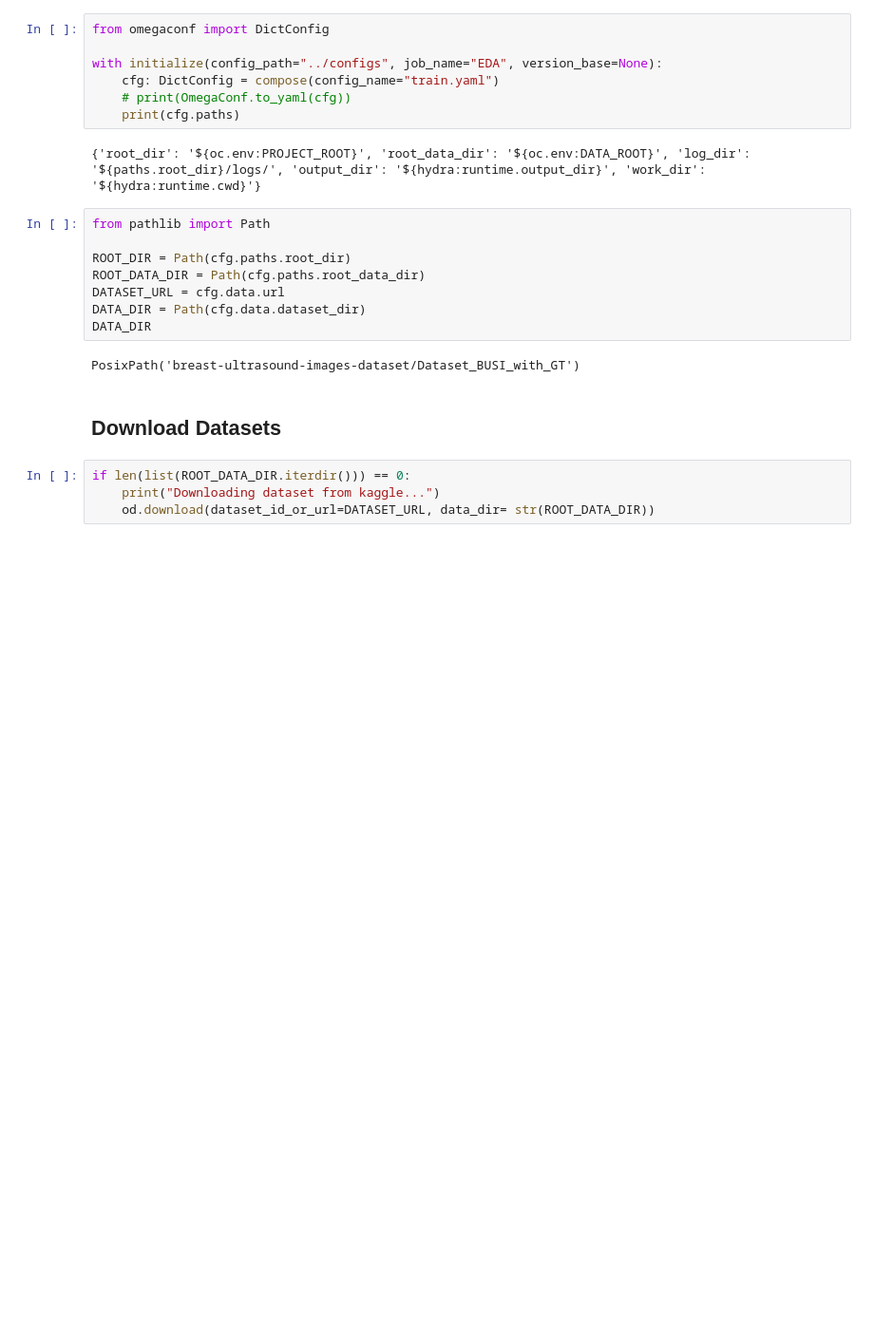
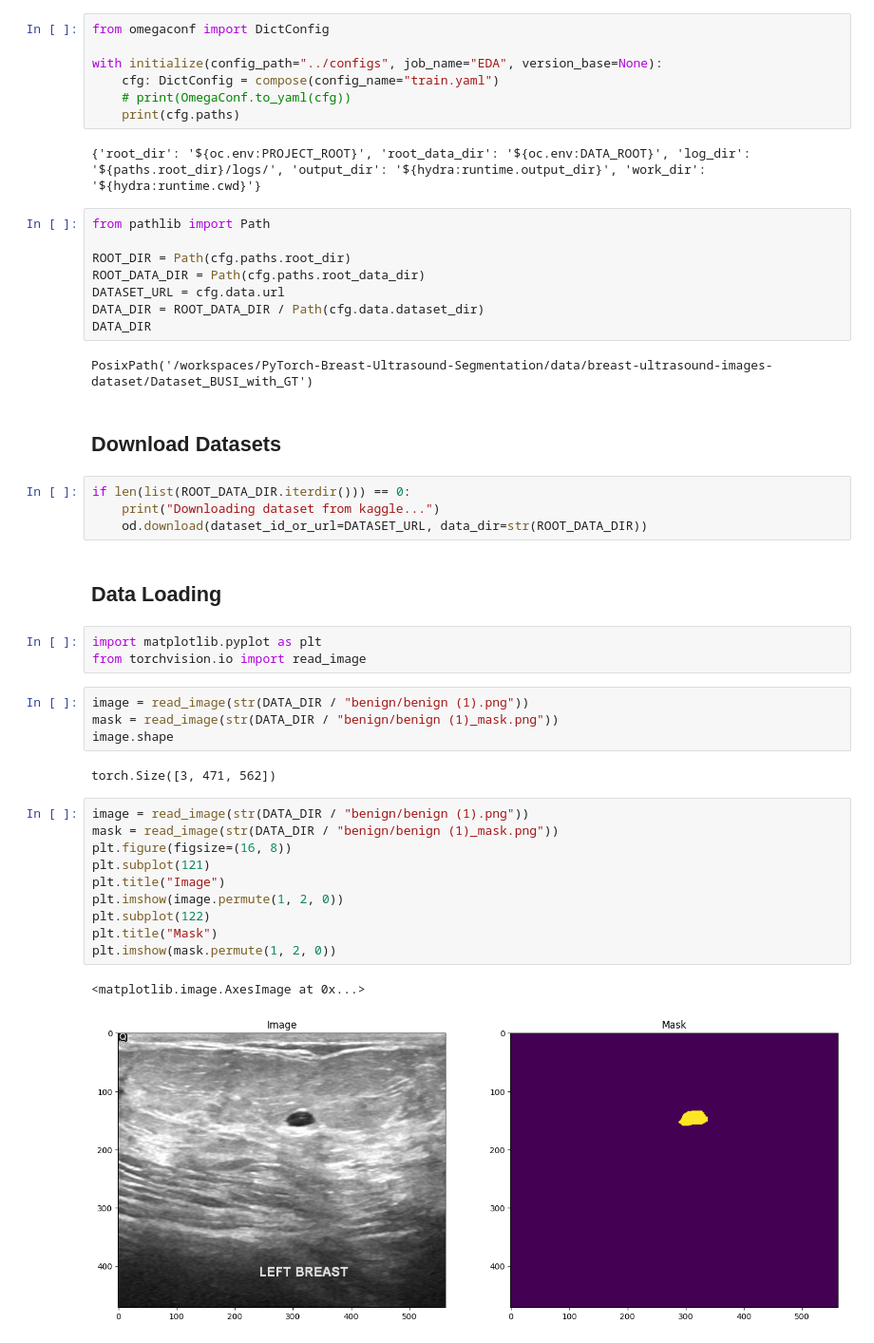
Before and after one commit to vivekpatel99/PyTorch-Breast-Ultrasound-Segmentation, a Jupyter notebook: notebooks/01_exploratory_data_analysis.ipynb, the cells around one changed output. Shown: that part at 95% size. Cells and saved outputs as stored; diff of their text form; blank space fills up the shorter version.

```diff
--- a/notebooks/01_exploratory_data_analysis.ipynb
+++ b/notebooks/01_exploratory_data_analysis.ipynb
@@ -68,13 +69,37 @@ from pathlib import Path
 ROOT_DIR = Path(cfg.paths.root_dir)
 ROOT_DATA_DIR = Path(cfg.paths.root_data_dir)
 DATASET_URL = cfg.data.url
-DATA_DIR = Path(cfg.data.dataset_dir)
+DATA_DIR = ROOT_DATA_DIR / Path(cfg.data.dataset_dir)
 DATA_DIR
 # %% [output]
-PosixPath('breast-ultrasound-images-dataset/Dataset_BUSI_with_GT')
+PosixPath('/workspaces/PyTorch-Breast-Ultrasound-Segmentation/data/breast-ultrasound-images-dataset/Dataset_BUSI_with_GT')
 # %% [markdown]
 ## Download Datasets
 # %%
 if len(list(ROOT_DATA_DIR.iterdir())) == 0:
     print("Downloading dataset from kaggle...")
-    od.download(dataset_id_or_url=DATASET_URL, data_dir= str(ROOT_DATA_DIR))
+    od.download(dataset_id_or_url=DATASET_URL, data_dir=str(ROOT_DATA_DIR))
+# %% [markdown]
+## Data Loading
+# %%
+import matplotlib.pyplot as plt
+from torchvision.io import read_image
+# %%
+image = read_image(str(DATA_DIR / "benign/benign (1).png"))
+mask = read_image(str(DATA_DIR / "benign/benign (1)_mask.png"))
+image.shape
+# %% [output]
+torch.Size([3, 471, 562])
+# %%
+image = read_image(str(DATA_DIR / "benign/benign (1).png"))
+mask = read_image(str(DATA_DIR / "benign/benign (1)_mask.png"))
+plt.figure(figsize=(16, 8))
+plt.subplot(121)
+plt.title("Image")
+plt.imshow(image.permute(1, 2, 0))
+plt.subplot(122)
+plt.title("Mask")
+plt.imshow(mask.permute(1, 2, 0))
+# %% [output]
+<matplotlib.image.AxesImage at 0x...>
+[figure, added]
```
Also changed, not shown: parts of 4 cells of this notebook, 10 other files.
